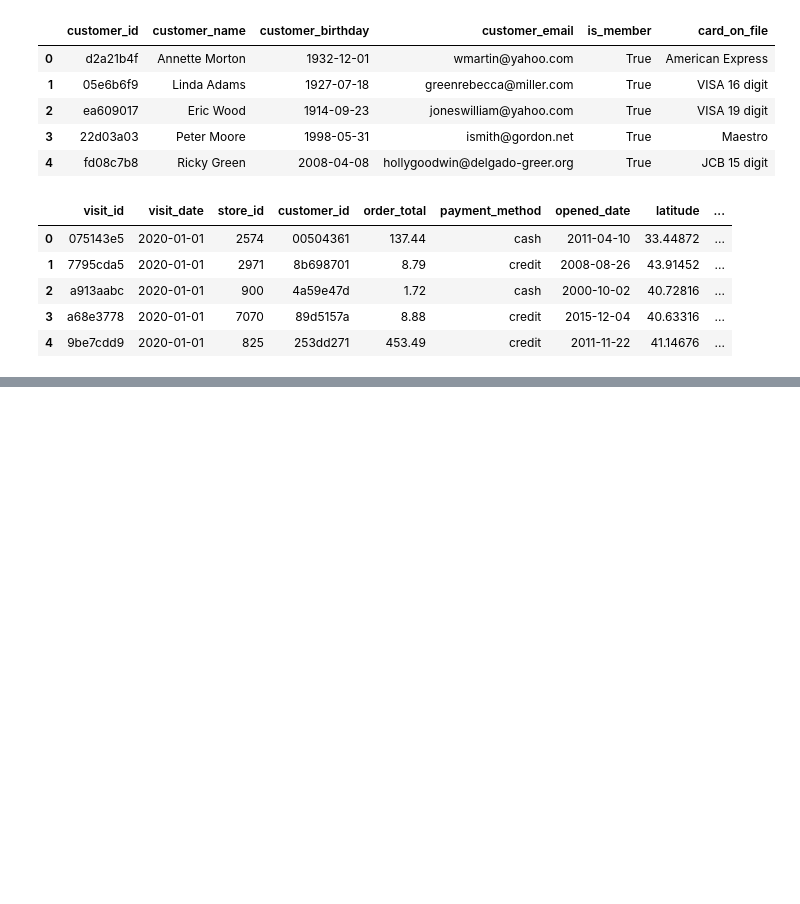
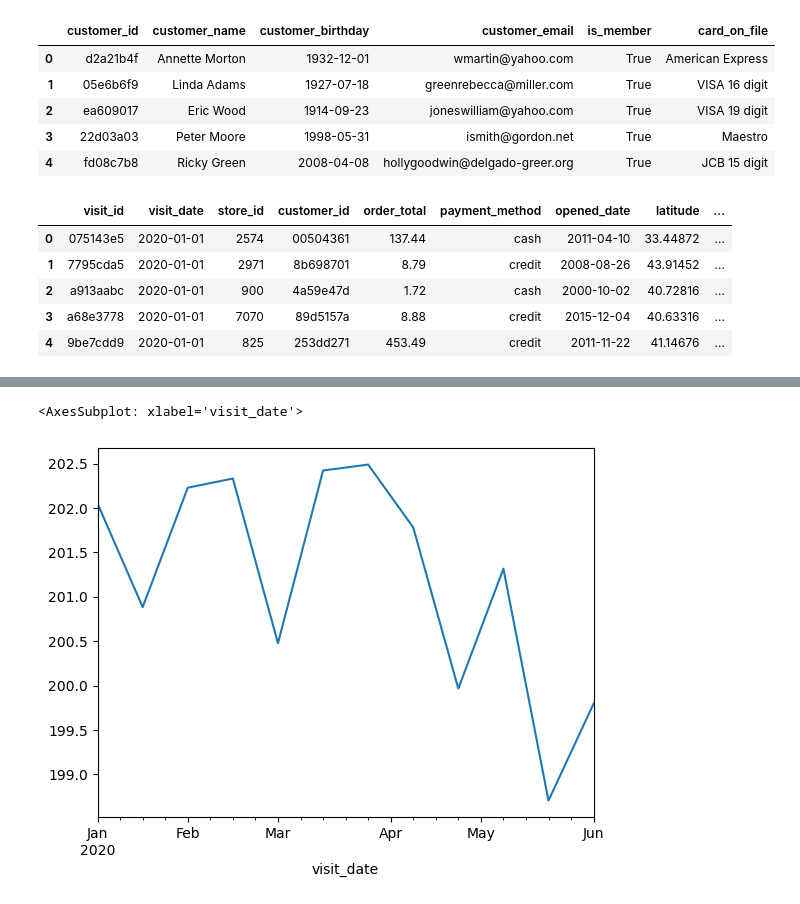
Before and after one commit to Launchpad-Analytics/Workshop-FootTrafficDashboard, a Jupyter notebook: 02 - dashboard-analysis.ipynb, the cells around one changed output, grey strips where cells are left out. Saved outputs shown, nothing was run; the diff lists cells and outputs as text; code cells hidden in the pictures; blank space fills up the shorter version.

```diff
--- a/02 - dashboard-analysis.ipynb
+++ b/02 - dashboard-analysis.ipynb
@@ -11,6 +11,8 @@ visits = pd.read_csv("data/db/visits.csv", dtype={"customer_id":"string", "store
     .merge(stores, on="store_id", how="left")\
     .merge(customers, on="customer_id", how="left")
 
+visits["visit_date"] = pd.to_datetime(visits["visit_date"])
+
 display(stores.head())
 display(customers.head())
 display(visits.head())
@@ -63,0 +74,5 @@ Name: state, dtype: int64
+# %%
+visits.set_index("visit_date").resample("2W").mean()["order_total"].plot()
+# %% [output]
+<AxesSubplot: xlabel='visit_date'>
+[figure, added]
```
Also changed, not shown: parts of 6 cells of this notebook.
